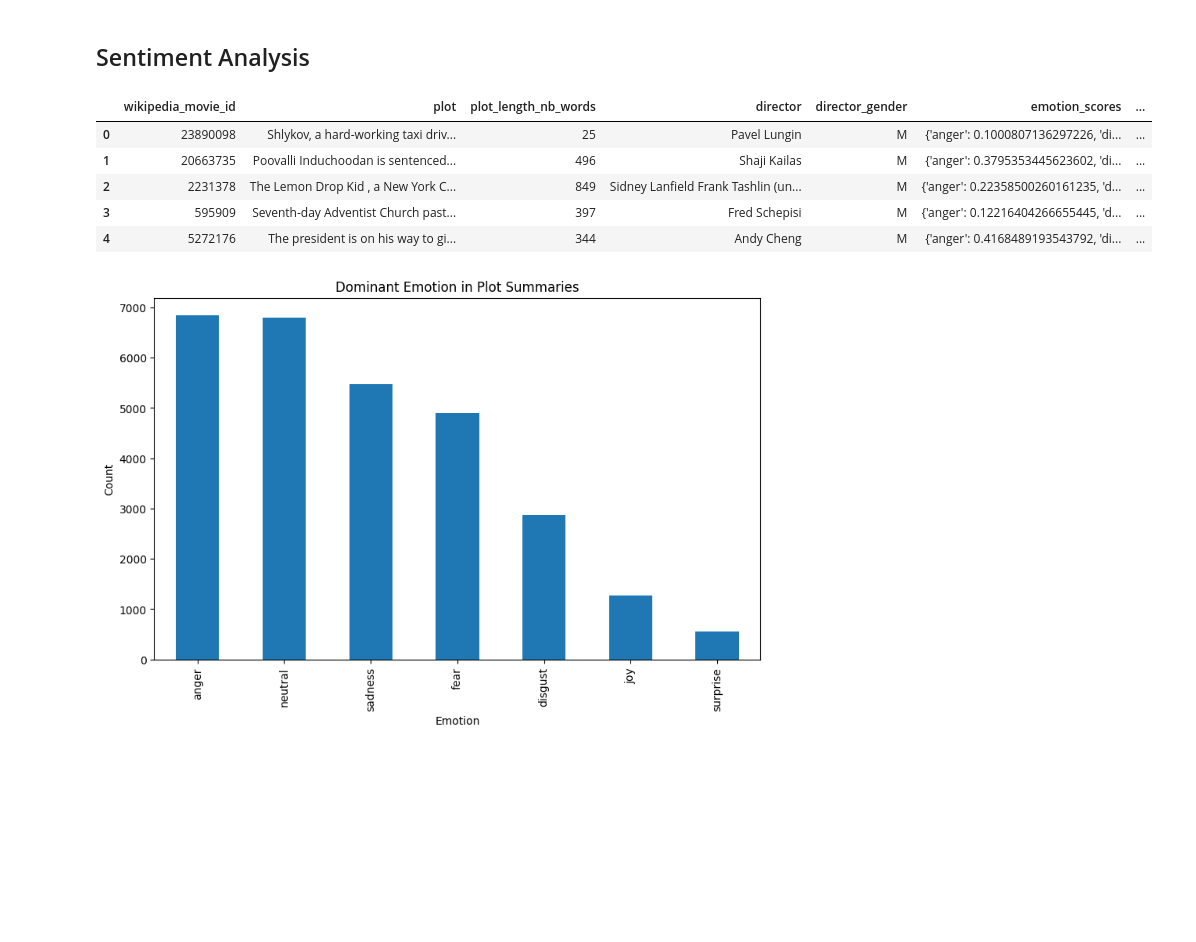
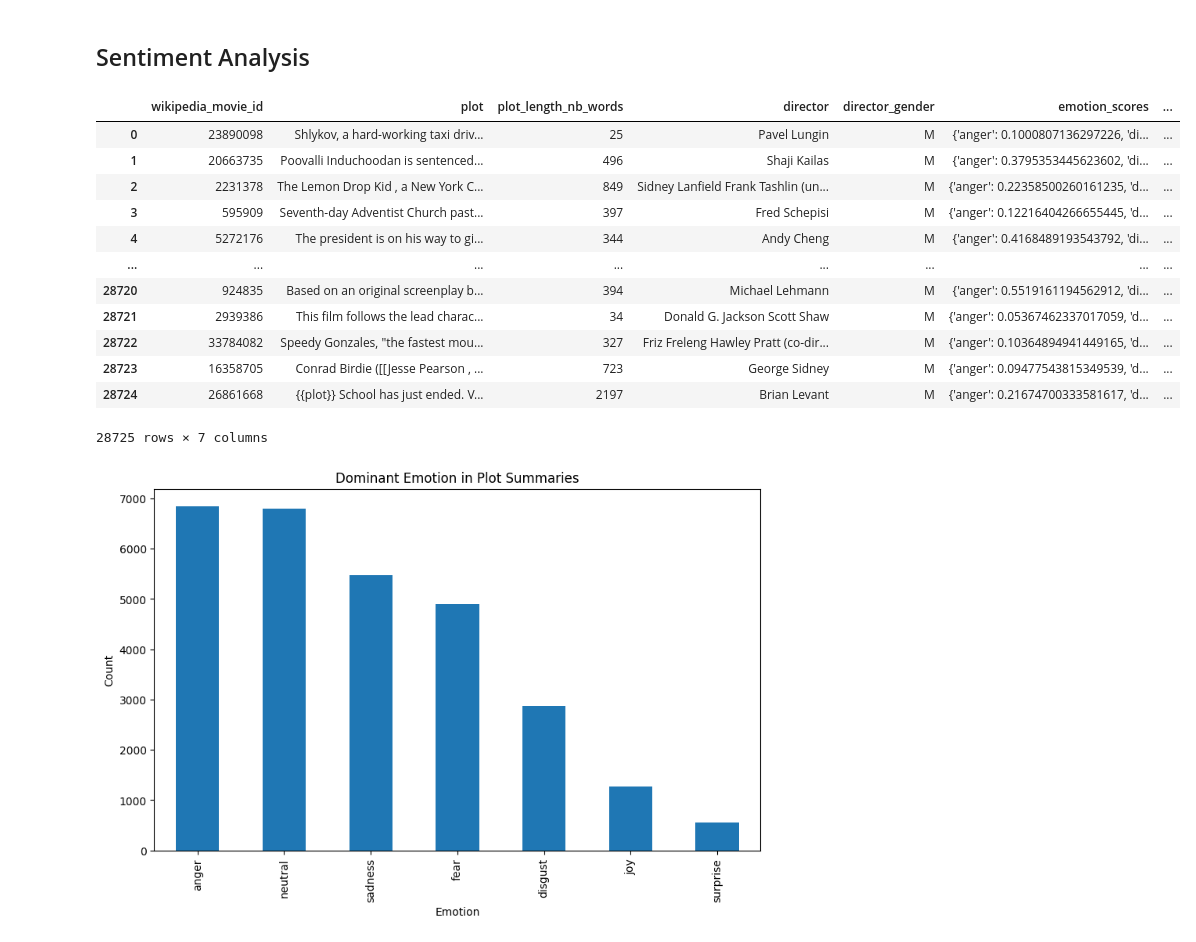
Before and after one commit to epfl-ada/ada-2024-project-adapocalypse, a Jupyter notebook: plot_summaries_analysis.ipynb, the cells around one changed output. Cells and saved outputs as stored; diff of their text form; code cells hidden in the pictures; blank space fills up the shorter version.

```diff
--- a/plot_summaries_analysis.ipynb
+++ b/plot_summaries_analysis.ipynb
@@ -165,12 +172,19 @@ output_file = 'src/data/external_data/plot_emotions.csv'
 #emotion_score_big_dataset_csv(df_plot_summaries, output_file, 0, df_plot_summaries.shape[0], batch_size=100)
 # %%
 df_plot_emotions = pd.read_csv('src/data/external_data/plot_emotions.csv')
-df_plot_emotions.head()
+df_plot_emotions
 # %% [output]
 |  | wikipedia_movie_id | plot | plot_length_nb_words | director | director_gender | emotion_scores | ... |
 | 0 | 23890098 | Shlykov, a hard-working taxi driv... | 25 | Pavel Lungin | M | {'anger': 0.1000807136297226, 'di... | ... |
 | 1 | 20663735 | Poovalli Induchoodan is sentenced... | 496 | Shaji Kailas | M | {'anger': 0.3795353445623602, 'di... | ... |
 | 2 | 2231378 | The Lemon Drop Kid , a New York C... | 849 | Sidney Lanfield Frank Tashlin (un... | M | {'anger': 0.22358500260161235, 'd... | ... |
 | 3 | 595909 | Seventh-day Adventist Church past... | 397 | Fred Schepisi | M | {'anger': 0.12216404266655445, 'd... | ... |
 | 4 | 5272176 | The president is on his way to gi... | 344 | Andy Cheng | M | {'anger': 0.4168489193543792, 'di... | ... |
+| ... | ... | ... | ... | ... | ... | ... | ... |
+| 28720 | 924835 | Based on an original screenplay b... | 394 | Michael Lehmann | M | {'anger': 0.5519161194562912, 'di... | ... |
+| 28721 | 2939386 | This film follows the lead charac... | 34 | Donald G. Jackson Scott Shaw | M | {'anger': 0.05367462337017059, 'd... | ... |
+| 28722 | 33784082 | Speedy Gonzales, "the fastest mou... | 327 | Friz Freleng Hawley Pratt (co-dir... | M | {'anger': 0.10364894941449165, 'd... | ... |
+| 28723 | 16358705 | Conrad Birdie ([[Jesse Pearson , ... | 723 | George Sidney | M | {'anger': 0.09477543815349539, 'd... | ... |
+| 28724 | 26861668 | {{plot}} School has just ended. V... | 2197 | Brian Levant | M | {'anger': 0.21674700333581617, 'd... | ... |
+28725 rows × 7 columns
 # %%
```
Also changed, not shown: parts of 10 cells of this notebook.
